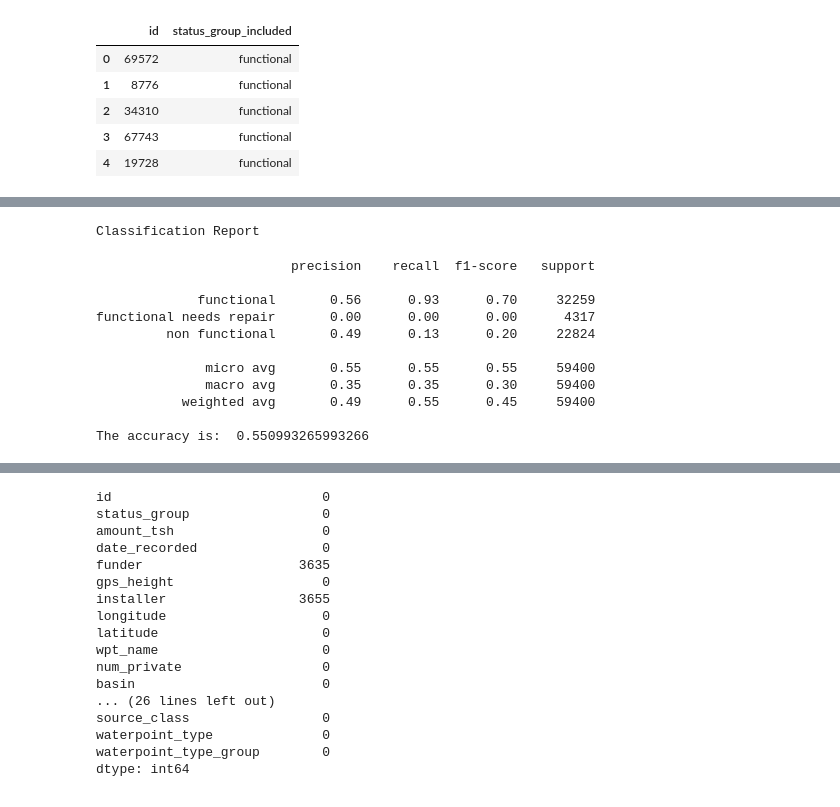
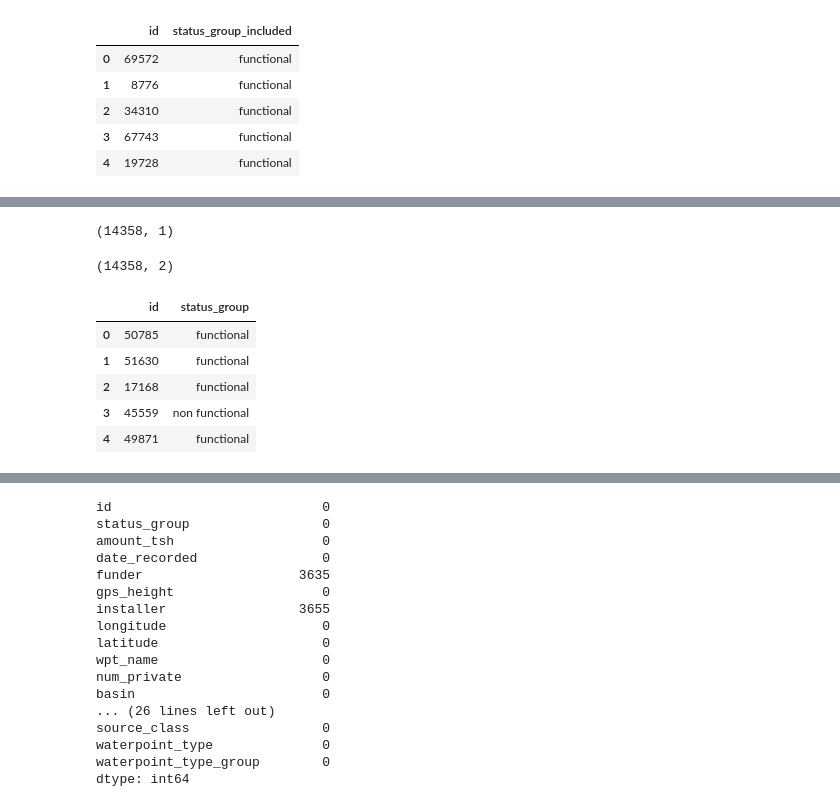
Before and after one commit to DanielleRomanoff/DS-Unit-2-Project-Week, a Jupyter notebook: DS-Unit-2-Project-Week.ipynb, the cells around one changed output, grey strips where cells are left out. Cells and saved outputs as stored; diff of their text form; code cells hidden in the pictures.

```diff
--- a/DS-Unit-2-Project-Week.ipynb
+++ b/DS-Unit-2-Project-Week.ipynb
@@ -178,0 +280,21 @@ dtype: int64
+# %%
+# Logistic Regression Model
+y_pred = logreg.predict(X_test_data)
+prediction_df = pd.DataFrame(y_pred)
+identities = pd.DataFrame(X_test['id'])
+print(identities.shape)
+test_first_pass = identities.join(prediction_df)
+test_first_pass.rename(columns={0: 'status_group'}, inplace=True)
+# %% [output]
+(14358, 1)
+# %%
+print(test_first_pass.shape)
+test_first_pass.head()
+# %% [output]
+(14358, 2)
+|  | id | status_group |
+| 0 | 50785 | functional |
+| 1 | 51630 | functional |
+| 2 | 17168 | functional |
+| 3 | 45559 | non functional |
+| 4 | 49871 | functional |
@@ -179,23 +303,5 @@ dtype: int64
 # %%
-X = train_numeric
-y = train_labels.status_group
-model = LogisticRegression(solver='lbfgs')
-model.fit(X, y)
-y_pred = model.predict(X)
-print('Classification Report')
-print()
-print(classification_report(y, y_pred))
-print('The accuracy is: ', accuracy_score(y, y_pred))
+# print('Classification Report')
+# print()
+# print(classification_report(X_test_data, y_pred))
+# print('The accuracy is: ', accuracy_score(X_test_data, y_pred))
-# %% [output]
-Classification Report
-                         precision    recall  f1-score   support
-
-             functional       0.56      0.93      0.70     32259
-functional needs repair       0.00      0.00      0.00      4317
-         non functional       0.49      0.13      0.20     22824
-
-              micro avg       0.55      0.55      0.55     59400
-              macro avg       0.35      0.35      0.30     59400
-           weighted avg       0.49      0.55      0.45     59400
-
-The accuracy is:  0.550993265993266
```
Also changed, not shown: parts of 27 cells of this notebook.
